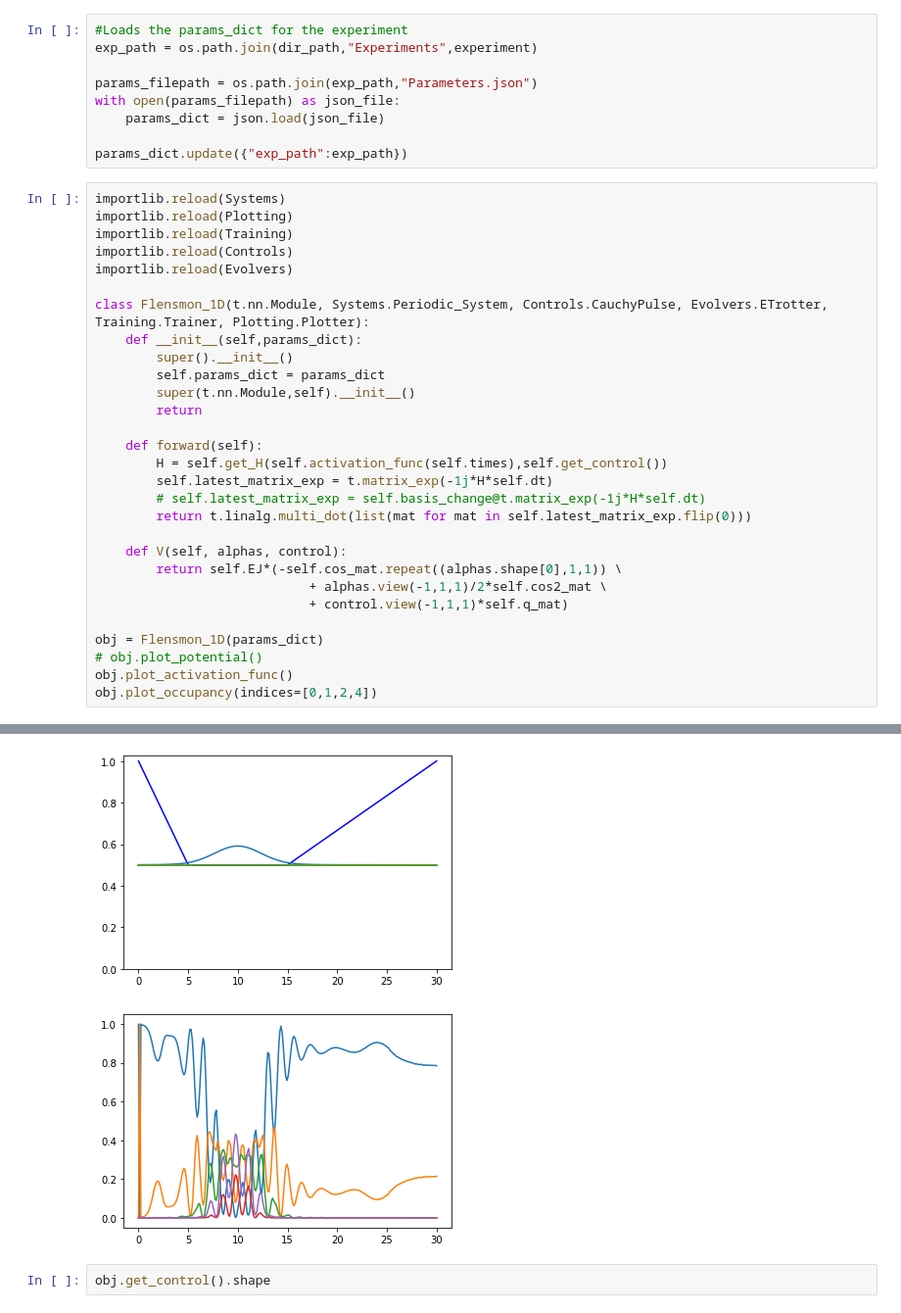
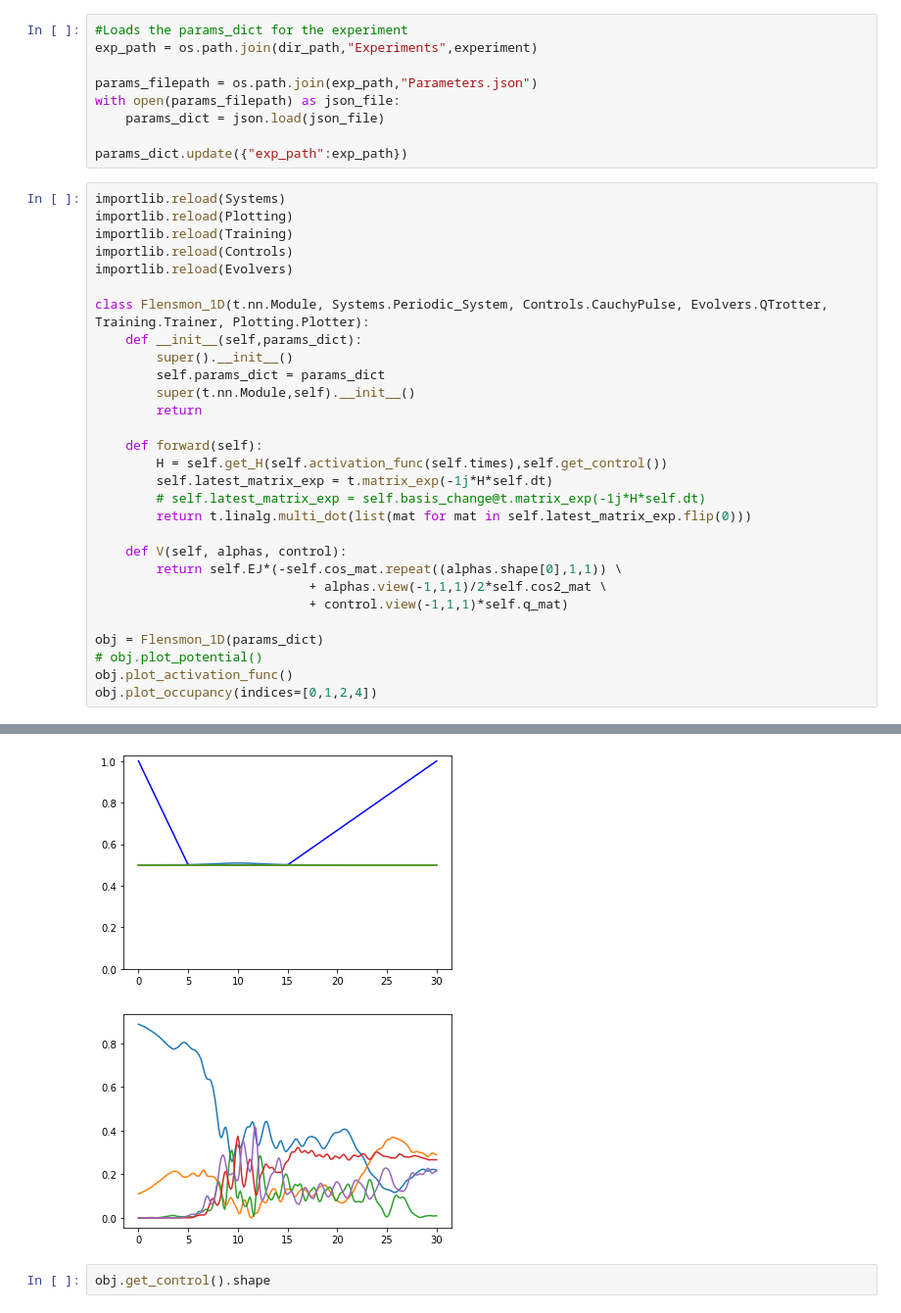
Before and after one commit to Vinther901/Quantum-Optimal-Control, a Jupyter notebook: 1DToyExample/RunExperiments.ipynb, the cells around one changed output, grey strips where cells are left out. Shown at 98% size. Saved outputs shown, nothing was run; the diff lists cells and outputs as text.

```diff
--- a/1DToyExample/RunExperiments.ipynb
+++ b/1DToyExample/RunExperiments.ipynb
@@ -35,7 +35,7 @@ importlib.reload(Training)
 importlib.reload(Controls)
 importlib.reload(Evolvers)
 
-class Flensmon_1D(t.nn.Module, Systems.Periodic_System, Controls.CauchyPulse, Evolvers.ETrotter, Training.Trainer, Plotting.Plotter):
+class Flensmon_1D(t.nn.Module, Systems.Periodic_System, Controls.CauchyPulse, Evolvers.QTrotter, Training.Trainer, Plotting.Plotter):
     def __init__(self,params_dict):
         super().__init__()
         self.params_dict = params_dict
@@ -81,5 +61,5 @@ tensor([[ 0.0000,  0.0000,  0.0000,  ...,  0.0000,  0.0000,  0.0000],
-[figure, old version]
+[figure, new version]
-[figure, old version]
+[figure, new version]
 # %%
 obj.get_control().shape
 # %% [output]
```
Also changed, not shown: parts of 1 cell of this notebook, 3 other files.
